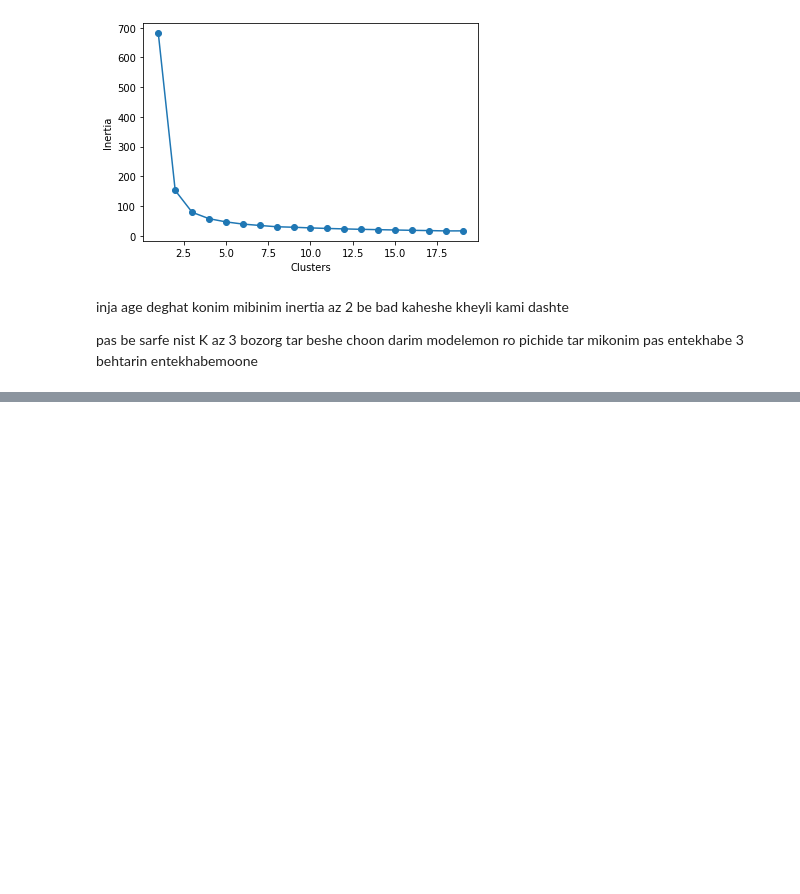
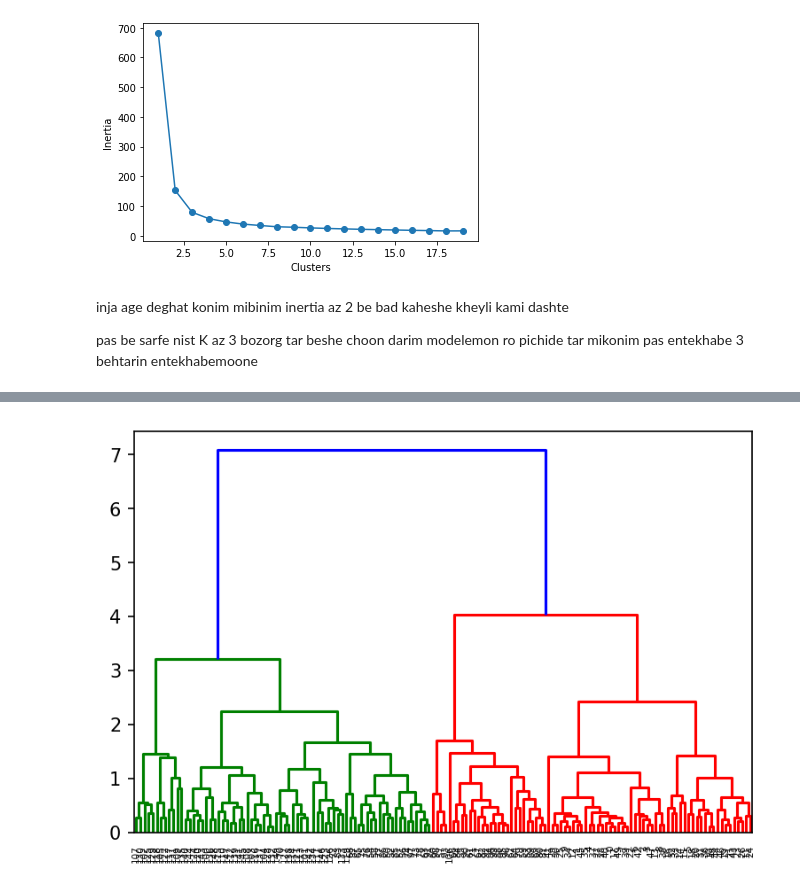
Before and after one commit to Dragon-Born/ML, a Jupyter notebook: unsupervised.ipynb, the cells around one changed output, grey strips where cells are left out. Saved outputs shown, nothing was run; the diff lists cells and outputs as text; code cells hidden in the pictures; blank space fills up the shorter version.

```diff
--- a/unsupervised.ipynb
+++ b/unsupervised.ipynb
@@ -79,0 +102,10 @@ pas be sarfe nist K az 3 bozorg tar beshe choon darim modelemon ro pichide tar m
+# %%
+hierarchical = linkage(iris.data, method="complete")
+# %%
+# namayeshe dendrogram
+
+plt.figure(dpi=150)
+dendrogram(hierarchical)
+hplt.show()
+# %% [output]
+[figure, added]
```
Also changed, not shown: parts of 9 cells of this notebook, 6 other files.
